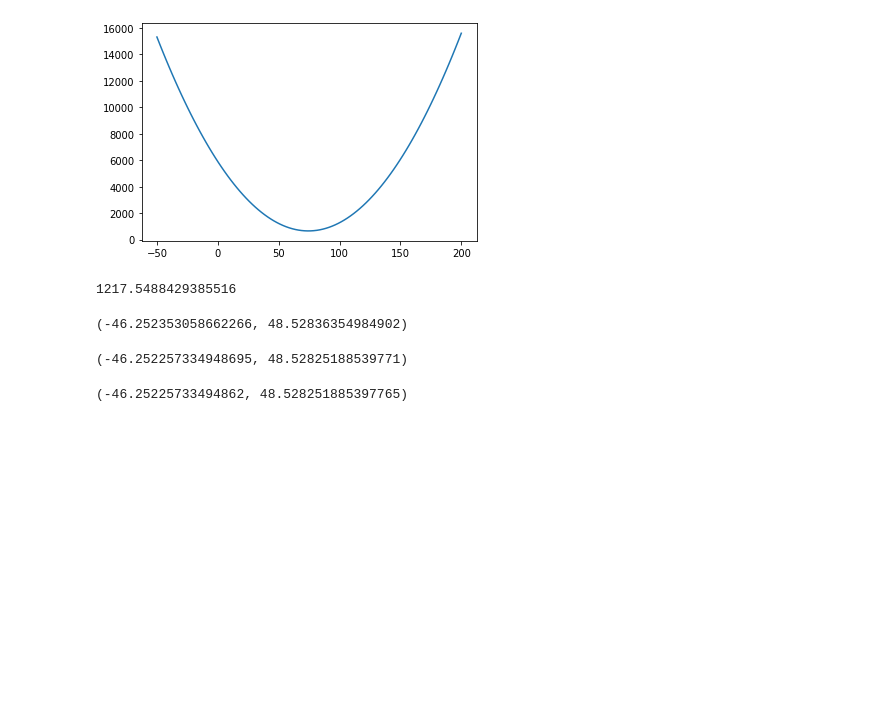
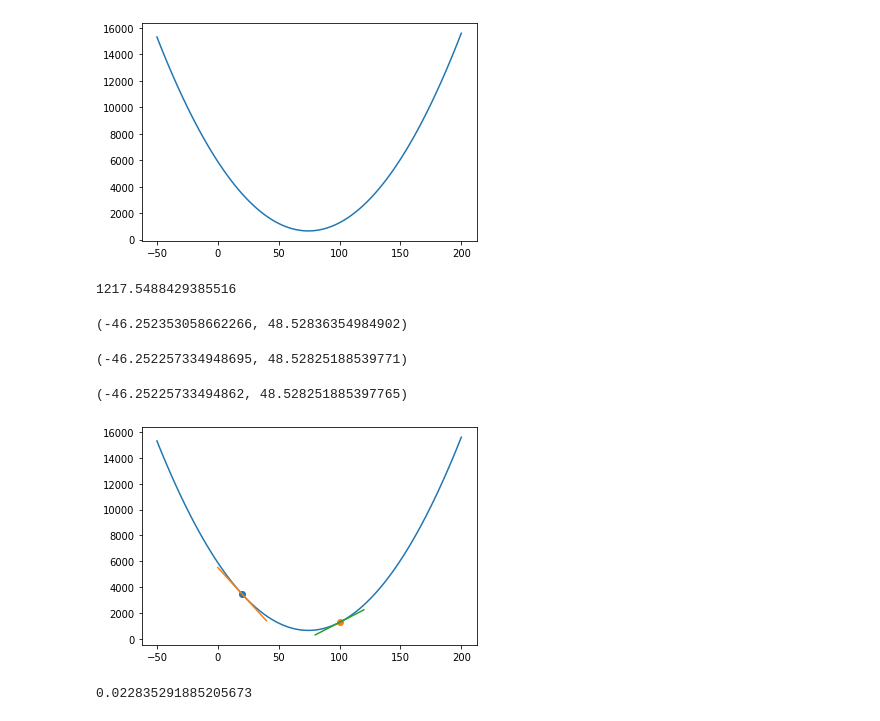
Before and after one commit to fboldt/aulasml, a Jupyter notebook: aula2_regressão.ipynb, the cells around one changed output. Cells and saved outputs as stored; diff of their text form; code cells hidden in the pictures; blank space fills up the shorter version.

```diff
--- a/aula2_regressão.ipynb
+++ b/aula2_regressão.ipynb
@@ -136,6 +136,30 @@ def derivada_mse_c(coef):
 derivada_mse_c(50), derivada_mse_c(100)
 # %% [output]
 (-46.25225733494862, 48.528251885397765)
+# %%
+def vet_deriv(coef, offset=0):
+  center = derivada_mse_c(coef)
+  x = coef+np.array(offset)
+  return x, center*(x-coef)+mse_c(coef)
+
+def plot_vet(coef, offset):
+  plt.scatter(*vet_deriv(coef))
+  plt.plot(*vet_deriv(coef,[-offset,offset]))
+
+plt.plot(coefs, mses)
+plot_vet(20, 20)
+plot_vet(100,20)
+plt.show()
+# %% [output]
+[figure, added]
+# %%
+modelo.coef_ = 74.39966705
+ypred = modelo.predict(X)
+erro = ypred - y
+deriv = np.mean(X * erro)
+deriv
+# %% [output]
+0.022835291885205673
 # %%
 class RegressãoLinear():
   def __init__(self, learning_rate=.1, max_iter=100):
```
Also changed, not shown: parts of 9 cells of this notebook.
